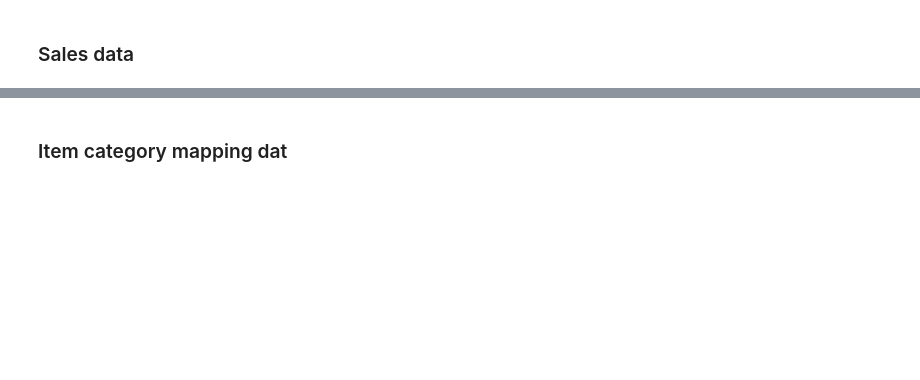
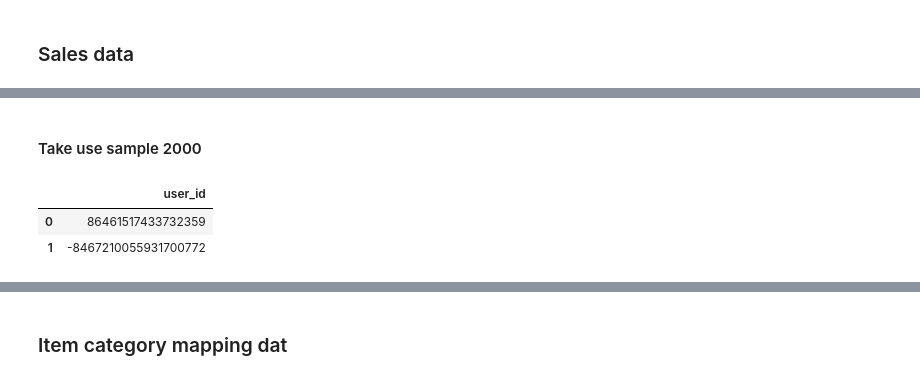
Before and after one commit to lingyu001/Recommendation, a Jupyter notebook: YoutubeDNN_application.ipynb, the cells around one changed output, grey strips where cells are left out. Drawn from its saved outputs; the diff is of its cells as text; code cells hidden in the pictures; blank space fills up the shorter version.

```diff
--- a/YoutubeDNN_application.ipynb
+++ b/YoutubeDNN_application.ipynb
@@ -99,0 +126,9 @@ data['user_id'].nunique(), data['sku_number'].nunique()
+# %% [markdown]
+#### Take use sample 2000
+# %%
+user_sp = pd.read_csv('sample_data/user_sp_28_7.csv', index_col = False)
+user_sp.head(2)
+# %% [output]
+|  | user_id |
+| 0 | 86461517433732359 |
+| 1 | -8467210055931700772 |
```
Also changed, not shown: parts of 94 cells of this notebook.
